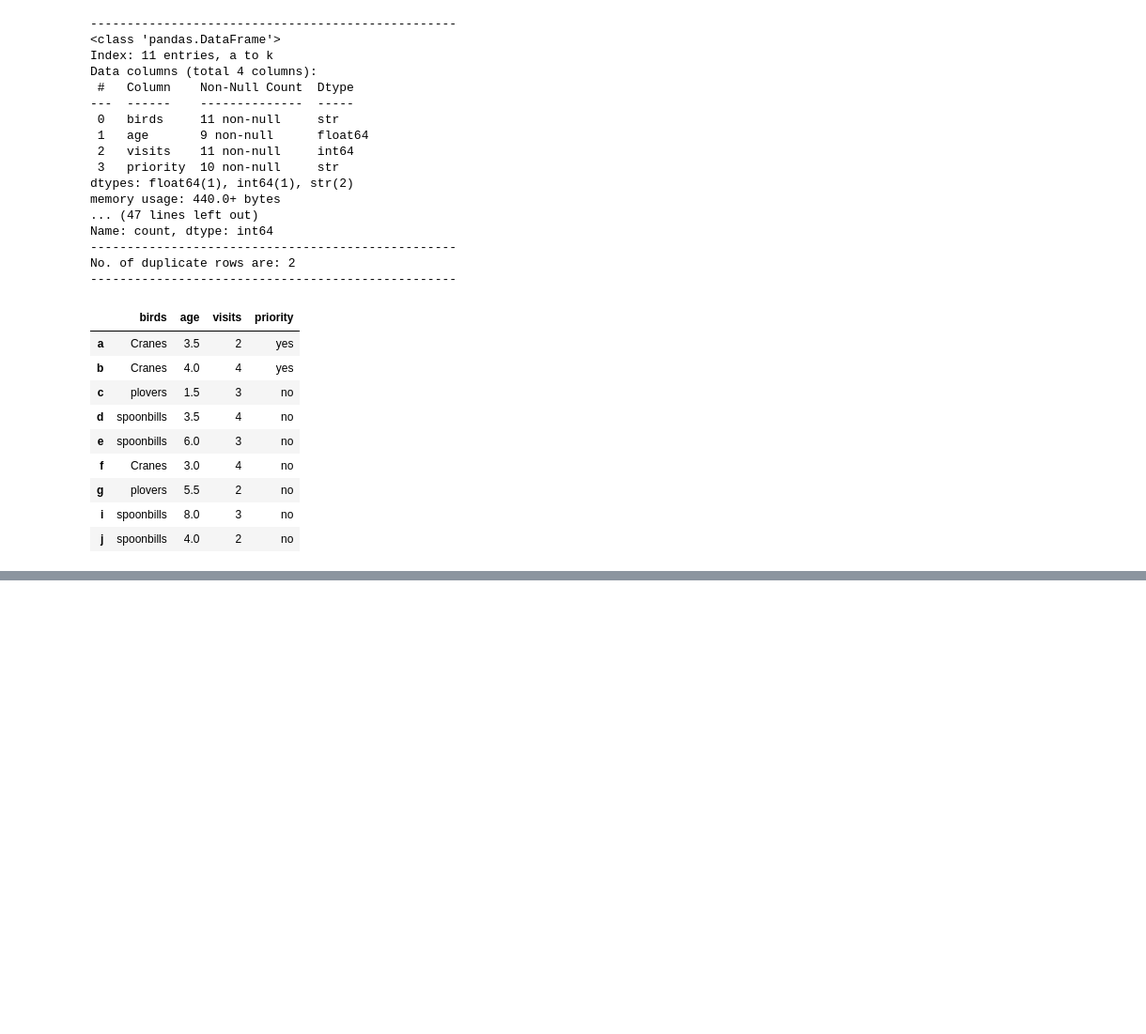
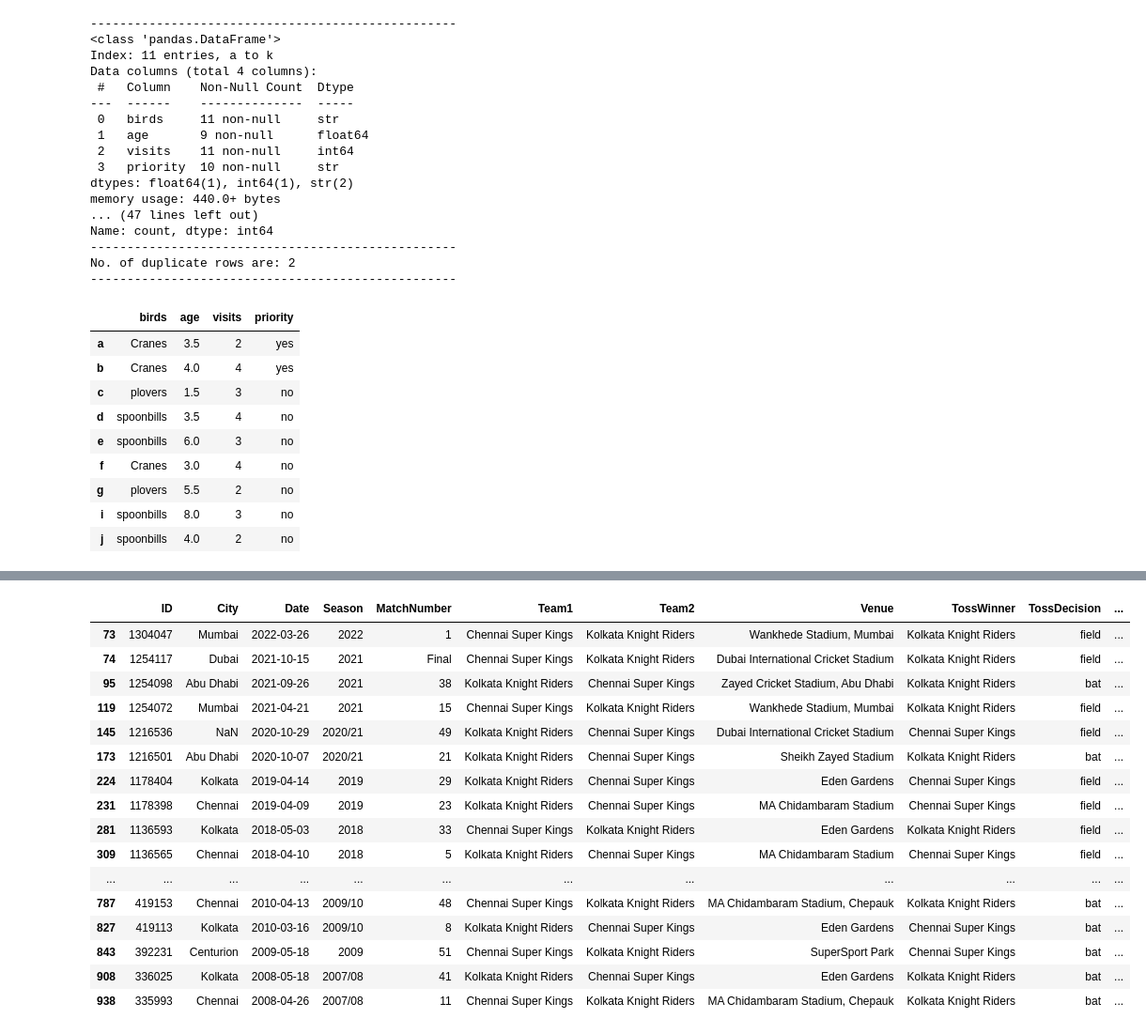
Before and after one commit to muhammad-saad-2006/ai-learning, a Jupyter notebook: week1/pandas-practice.ipynb, the cells around one changed output, grey strips where cells are left out. Shown at 94% size. Cells and saved outputs as stored; diff of their text form; code cells hidden in the pictures; blank space fills up the shorter version.

```diff
--- a/week1/pandas-practice.ipynb
+++ b/week1/pandas-practice.ipynb
@@ -295,0 +358,13 @@ No. of duplicate rows are: 2
+# %%
+# first find the matches in which mi was defeated
+mi_losses = df[((df['Team1'] == 'Mumbai Indians') | (df['Team2'] == 'Mumbai Indians')) & (df['WinningTeam'] != 'Mumbai Indians')]
+
+# now count the no. of players who got player of the match awards
+player_of_match = mi_losses['Player_of_Match'].value_counts()
+
+# find what is the max number of player of match award
+max_awards = player_of_match.max()
+
+# this will find the players who have same number of awards
+player = player_of_match[player_of_match == max_awards]
+print(player)
@@ -295,0 +383,64 @@ No. of duplicate rows are: 2
+# %%
+def dashboard(t1, t2):
+   # first find both teams data
+   teams_data = df[
+      ((df['Team1'] == t1) | (df['Team2'] == t1)) &
+      ((df['Team1'] == t2) | (df['Team2'] == t2))
+   ]
+   display(teams_data)
+   print(50*"-")
+   print("\n")
+
+   # find total number of matches played
+   print(15*"-", "Total matches played", 15*"-")
+   no_of_matches_played = teams_data['Team1'].value_counts().add(teams_data['Team2'].value_counts(), fill_value=0)
+   total_matches_played = no_of_matches_played.reset_index()
+   total_matches_played.columns = ['Teams Name', 'No. of matched played']
+   print(total_matches_played)
+   print(50*"-")
+   print("\n")
+
+   # find the win record of teams
+   print(15*"-", "Win Record of teams", 15*"-")
+   win_record = teams_data['WinningTeam'].value_counts()
+   wins = win_record.reset_index()
+   wins.columns = ['Teams Name', 'No. of matches won']
+   print(wins)
+   print(50*"-")
+   print("\n")
+
+   # find the loss record of teams
+   print(15*"-", "Loss Record of teams", 15*"-")
+   loss_record = no_of_matches_played.sub(win_record, fill_value=0)
+   losses = loss_record.reset_index()
+   losses.columns = ['Teams Name', 'No. of matches lost']
+   print(losses)
+   print(50*"-")
+   print("\n")
+
+   # now finding the most player of the matches award
+   print(15*"-", "Player of Matches Record", 15*"-")
+   player_of_match = teams_data['Player_of_Match'].value_counts().head(1)
+   print(player_of_match)
+   print(50*"-")
+
+
+dashboard('Kolkata Knight Riders', 'Chennai Super Kings')
+# %% [output]
+|  | ID | City | Date | Season | MatchNumber | Team1 | Team2 | Venue | TossWinner | TossDecision | ... |
+| 73 | 1304047 | Mumbai | 2022-03-26 | 2022 | 1 | Chennai Super Kings | Kolkata Knight Riders | Wankhede Stadium, Mumbai | Kolkata Knight Riders | field | ... |
+| 74 | 1254117 | Dubai | 2021-10-15 | 2021 | Final | Chennai Super Kings | Kolkata Knight Riders | Dubai International Cricket Stadium | Kolkata Knight Riders | field | ... |
+| 95 | 1254098 | Abu Dhabi | 2021-09-26 | 2021 | 38 | Kolkata Knight Riders | Chennai Super Kings | Zayed Cricket Stadium, Abu Dhabi | Kolkata Knight Riders | bat | ... |
+| 119 | 1254072 | Mumbai | 2021-04-21 | 2021 | 15 | Chennai Super Kings | Kolkata Knight Riders | Wankhede Stadium, Mumbai | Kolkata Knight Riders | field | ... |
+| 145 | 1216536 | NaN | 2020-10-29 | 2020/21 | 49 | Kolkata Knight Riders | Chennai Super Kings | Dubai International Cricket Stadium | Chennai Super Kings | field | ... |
+| 173 | 1216501 | Abu Dhabi | 2020-10-07 | 2020/21 | 21 | Kolkata Knight Riders | Chennai Super Kings | Sheikh Zayed Stadium | Kolkata Knight Riders | bat | ... |
+| 224 | 1178404 | Kolkata | 2019-04-14 | 2019 | 29 | Kolkata Knight Riders | Chennai Super Kings | Eden Gardens | Chennai Super Kings | field | ... |
+| 231 | 1178398 | Chennai | 2019-04-09 | 2019 | 23 | Kolkata Knight Riders | Chennai Super Kings | MA Chidambaram Stadium | Chennai Super Kings | field | ... |
+| 281 | 1136593 | Kolkata | 2018-05-03 | 2018 | 33 | Chennai Super Kings | Kolkata Knight Riders | Eden Gardens | Kolkata Knight Riders | field | ... |
+| 309 | 1136565 | Chennai | 2018-04-10 | 2018 | 5 | Kolkata Knight Riders | Chennai Super Kings | MA Chidambaram Stadium | Chennai Super Kings | field | ... |
+| ... | ... | ... | ... | ... | ... | ... | ... | ... | ... | ... | ... |
+| 787 | 419153 | Chennai | 2010-04-13 | 2009/10 | 48 | Chennai Super Kings | Kolkata Knight Riders | MA Chidambaram Stadium, Chepauk | Kolkata Knight Riders | bat | ... |
+| 827 | 419113 | Kolkata | 2010-03-16 | 2009/10 | 8 | Kolkata Knight Riders | Chennai Super Kings | Eden Gardens | Chennai Super Kings | bat | ... |
+| 843 | 392231 | Centurion | 2009-05-18 | 2009 | 51 | Chennai Super Kings | Kolkata Knight Riders | SuperSport Park | Chennai Super Kings | bat | ... |
+| 908 | 336025 | Kolkata | 2008-05-18 | 2007/08 | 41 | Kolkata Knight Riders | Chennai Super Kings | Eden Gardens | Kolkata Knight Riders | bat | ... |
+| 938 | 335993 | Chennai | 2008-04-26 | 2007/08 | 11 | Chennai Super Kings | Kolkata Knight Riders | MA Chidambaram Stadium, Chepauk | Kolkata Knight Riders | bat | ... |
```
Also changed, not shown: parts of 9 cells of this notebook, 1 other file.
